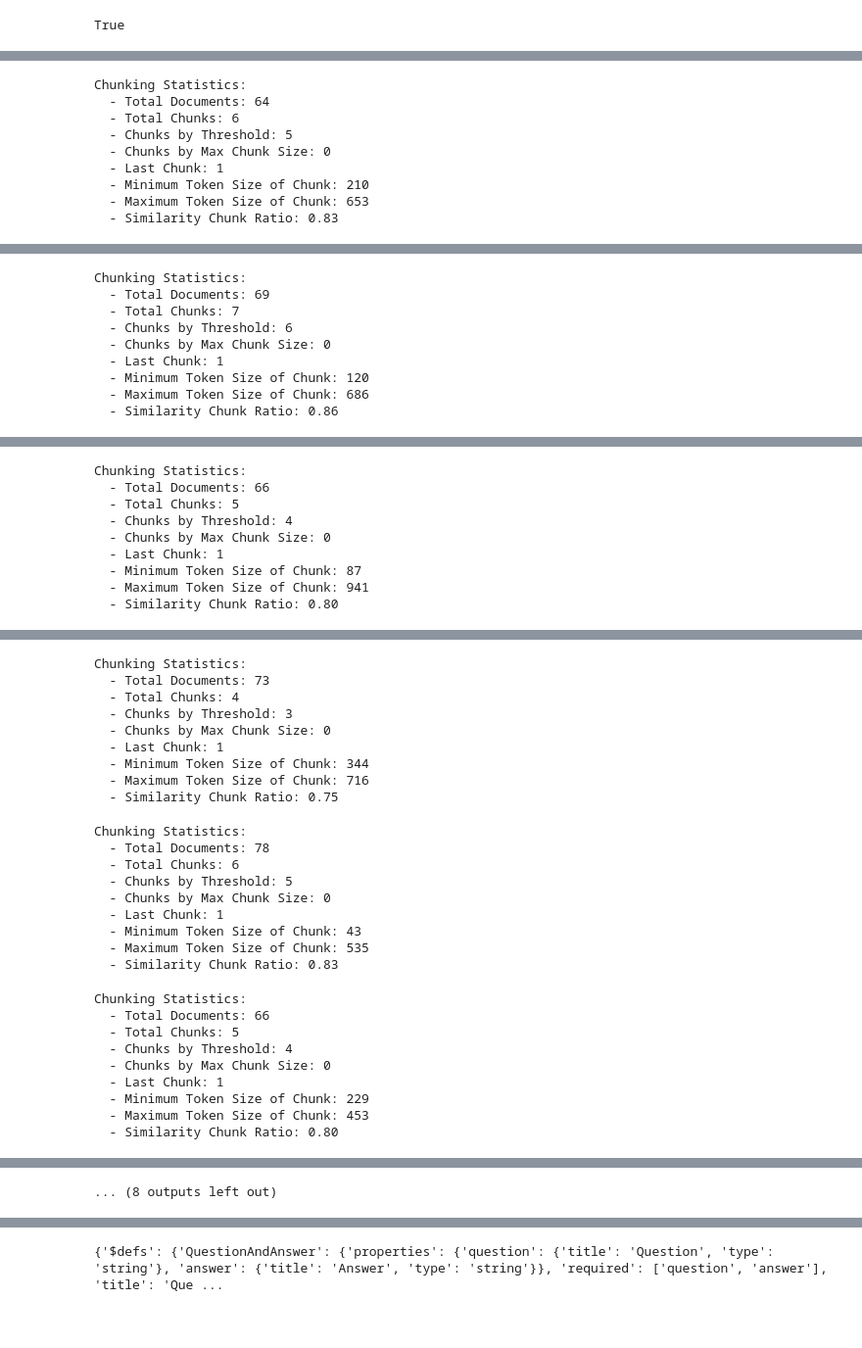
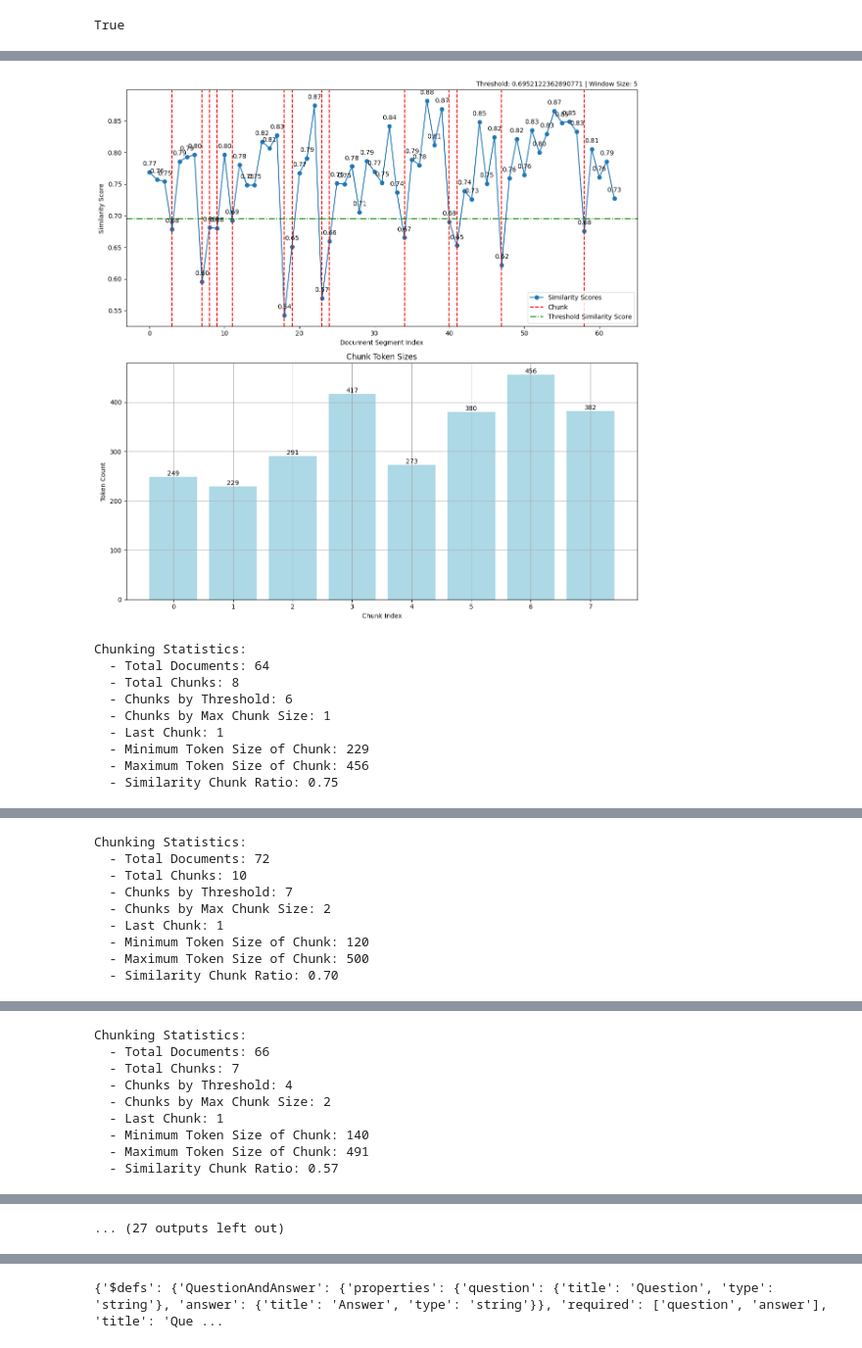
Before and after one commit to noelo/instruct-generate, a Jupyter notebook: injest-splitter.ipynb, the cells around one changed output, grey strips where cells are left out. Shown at 98% size. Saved outputs shown, nothing was run; the diff lists cells and outputs as text; code cells hidden in the pictures; blank space fills up the shorter version.

```diff
--- a/injest-splitter.ipynb
+++ b/injest-splitter.ipynb
@@ -33,7 +33,7 @@ load_dotenv()
 True
 # %%
 source = "/home/noelo/dev/instruct-injest/data/CELEX_32021R1173_EN_TXT.pdf"
-converter = DocumentConverter(pipeline_options=PipelineOptions())
+converter = DocumentConverter(pipeline_options=PipelineOptions(do_ocr=False, do_table_structure=False))
 result = converter.convert_single(source)
 _log.info(len(result.pages))
 raw_text = result.output.export_to_markdown()
@@ -58,5 +61,7 @@ INFO:__main__:49
+# %%
+CONTEXT_MAX_SPLIT_TOKENS=500
 # %%
 encoder = FastEmbedEncoder()
-chunker = StatisticalChunker(encoder=encoder,enable_statistics=True,plot_chunks=False,min_split_tokens=300, max_split_tokens=2000)
+chunker = StatisticalChunker(encoder=encoder,enable_statistics=True,plot_chunks=True,min_split_tokens=200, max_split_tokens=CONTEXT_MAX_SPLIT_TOKENS)
 chunks = chunker(docs=[raw_text])
 # %% [output]
@@ -64,9 +69,10 @@ chunks = chunker(docs=[raw_text])
+[figure, added]
 Chunking Statistics:
   - Total Documents: 64
-  - Total Chunks: 6
-  - Chunks by Threshold: 5
-  - Chunks by Max Chunk Size: 0
+  - Total Chunks: 8
+  - Chunks by Threshold: 6
+  - Chunks by Max Chunk Size: 1
   - Last Chunk: 1
-  - Minimum Token Size of Chunk: 210
-  - Maximum Token Size of Chunk: 653
-  - Similarity Chunk Ratio: 0.83
+  - Minimum Token Size of Chunk: 229
+  - Maximum Token Size of Chunk: 456
+  - Similarity Chunk Ratio: 0.75
@@ -73,9 +80,9 @@ Chunking Statistics:
 Chunking Statistics:
-  - Total Documents: 69
-  - Total Chunks: 7
-  - Chunks by Threshold: 6
-  - Chunks by Max Chunk Size: 0
+  - Total Documents: 72
+  - Total Chunks: 10
+  - Chunks by Threshold: 7
+  - Chunks by Max Chunk Size: 2
   - Last Chunk: 1
   - Minimum Token Size of Chunk: 120
-  - Maximum Token Size of Chunk: 686
-  - Similarity Chunk Ratio: 0.86
+  - Maximum Token Size of Chunk: 500
+  - Similarity Chunk Ratio: 0.70
@@ -82,9 +90,9 @@ Chunking Statistics:
 Chunking Statistics:
   - Total Documents: 66
-  - Total Chunks: 5
+  - Total Chunks: 7
   - Chunks by Threshold: 4
-  - Chunks by Max Chunk Size: 0
+  - Chunks by Max Chunk Size: 2
   - Last Chunk: 1
-  - Minimum Token Size of Chunk: 87
-  - Maximum Token Size of Chunk: 941
-  - Similarity Chunk Ratio: 0.80
+  - Minimum Token Size of Chunk: 140
+  - Maximum Token Size of Chunk: 491
+  - Similarity Chunk Ratio: 0.57
@@ -109,27 +120 @@ Chunking Statistics:
-Chunking Statistics:
-  - Total Documents: 73
-  - Total Chunks: 4
-  - Chunks by Threshold: 3
-  - Chunks by Max Chunk Size: 0
-  - Last Chunk: 1
-  - Minimum Token Size of Chunk: 344
-  - Maximum Token Size of Chunk: 716
-  - Similarity Chunk Ratio: 0.75
+... (27 outputs left out)
-Chunking Statistics:
-  - Total Documents: 78
-  - Total Chunks: 6
-  - Chunks by Threshold: 5
-  - Chunks by Max Chunk Size: 0
-  - Last Chunk: 1
-  - Minimum Token Size of Chunk: 43
-  - Maximum Token Size of Chunk: 535
-  - Similarity Chunk Ratio: 0.83
-Chunking Statistics:
-  - Total Documents: 66
-  - Total Chunks: 5
-  - Chunks by Threshold: 4
-  - Chunks by Max Chunk Size: 0
-  - Last Chunk: 1
-  - Minimum Token Size of Chunk: 229
-  - Maximum Token Size of Chunk: 453
-  - Similarity Chunk Ratio: 0.80
@@ -163,4 +121,3 @@ Chunking Statistics:
-... (8 outputs left out)
 # %%
 _log.setLevel(level=logging.INFO)
 
```
Also changed, not shown: parts of 8 cells of this notebook.
